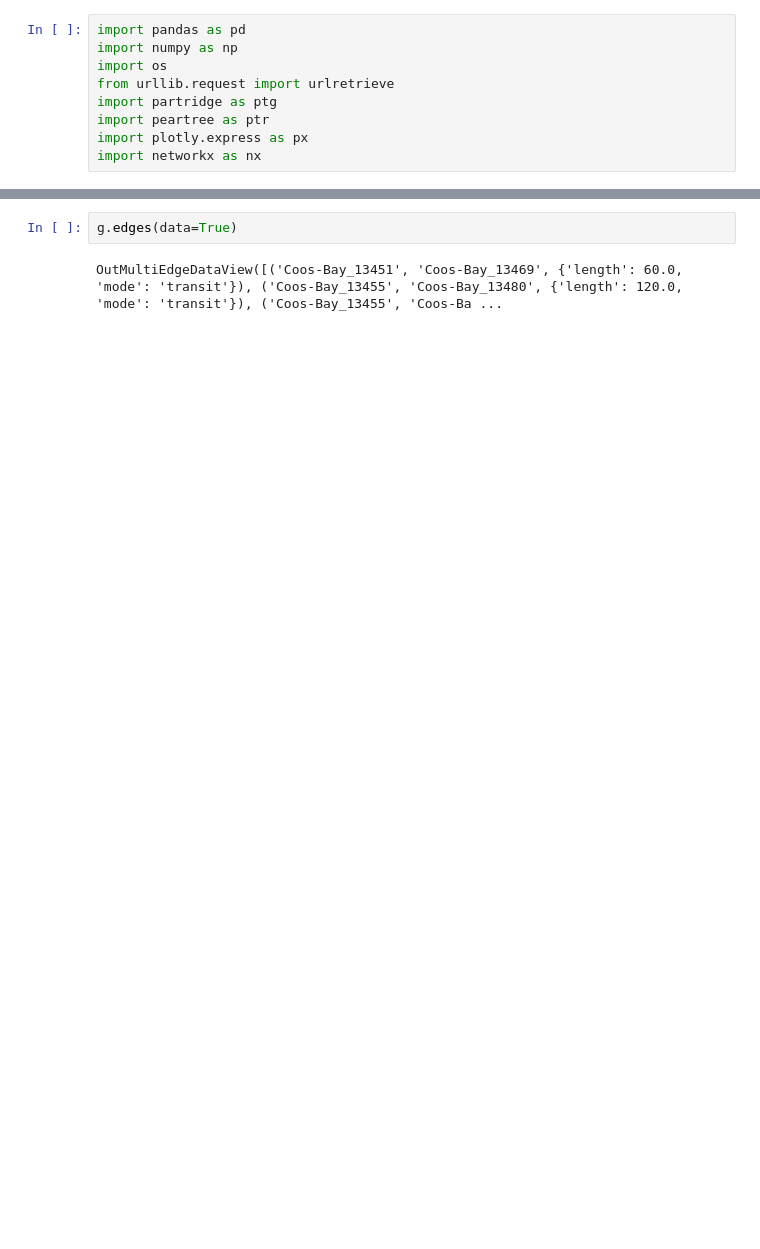
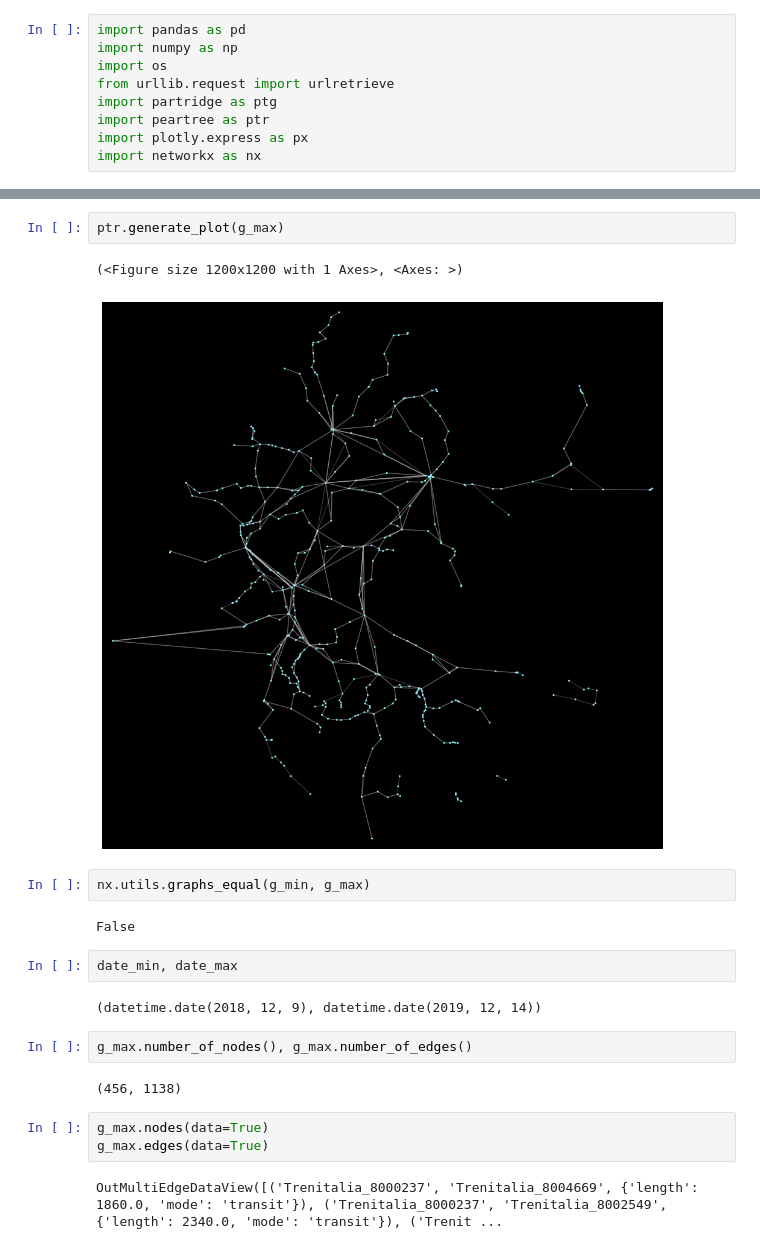
Before and after one commit to LucaPoli59/Da_TrNet, a Jupyter notebook: first_analysis.ipynb, the cells around one changed output, grey strips where cells are left out. Cells and saved outputs as stored; diff of their text form; blank space fills up the shorter version.

```diff
--- a/first_analysis.ipynb
+++ b/first_analysis.ipynb
@@ -110,4 +80,22 @@ nx.number_of_nodes(g)
+# %%
+ptr.generate_plot(g_max)
+# %% [output]
+(<Figure size 1200x1200 with 1 Axes>, <Axes: >)
+[figure, added]
+# %%
+nx.utils.graphs_equal(g_min, g_max)
+# %% [output]
+False
+# %%
+date_min, date_max
+# %% [output]
+(datetime.date(2018, 12, 9), datetime.date(2019, 12, 14))
+# %%
+g_max.number_of_nodes(), g_max.number_of_edges()
+# %% [output]
+(456, 1138)
 # %%
-g.edges(data=True)
+g_max.nodes(data=True)
+g_max.edges(data=True)
 # %% [output]
-OutMultiEdgeDataView([('Coos-Bay_13451', 'Coos-Bay_13469', {'length': 60.0, 'mode': 'transit'}), ('Coos-Bay_13455', 'Coos-Bay_13480', {'length': 120.0, 'mode': 'transit'}), ('Coos-Bay_13455', 'Coos-Ba ...
+OutMultiEdgeDataView([('Trenitalia_8000237', 'Trenitalia_8004669', {'length': 1860.0, 'mode': 'transit'}), ('Trenitalia_8000237', 'Trenitalia_8002549', {'length': 2340.0, 'mode': 'transit'}), ('Trenit ...
```
Also changed, not shown: parts of 16 cells of this notebook, 3 other files.
